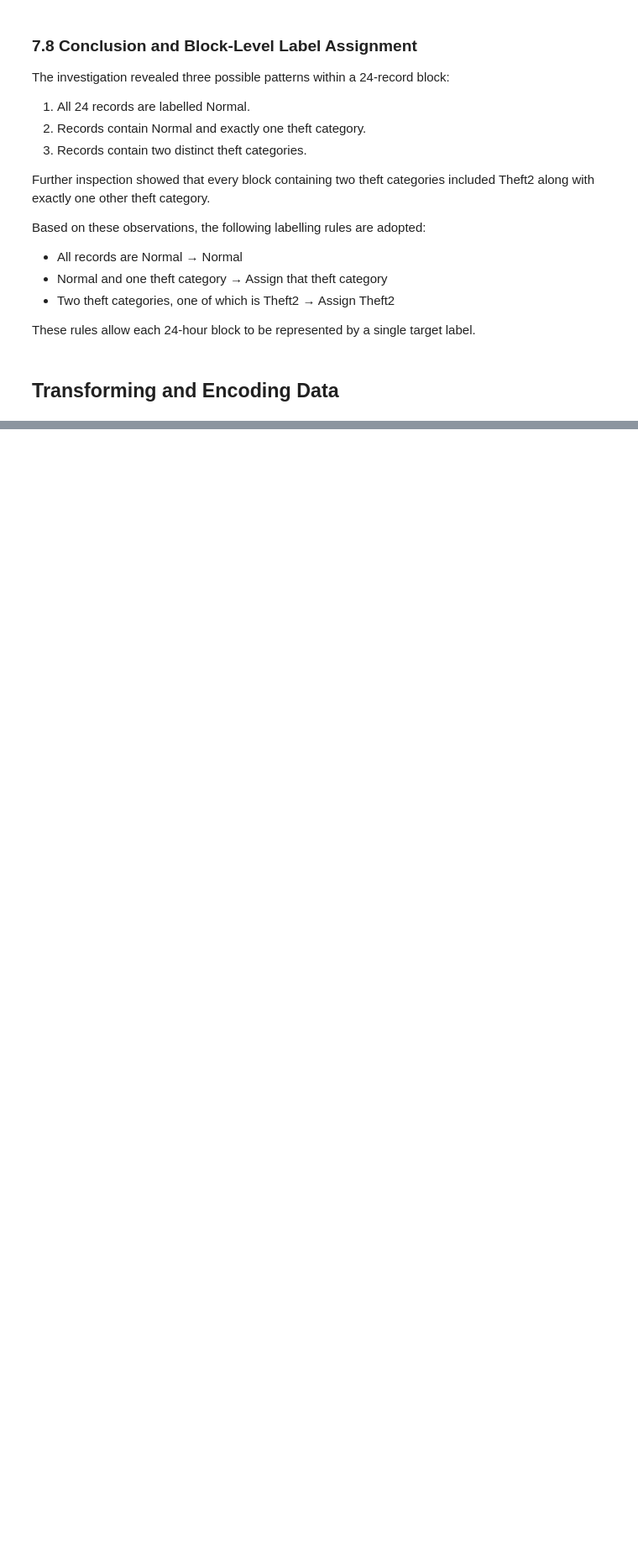
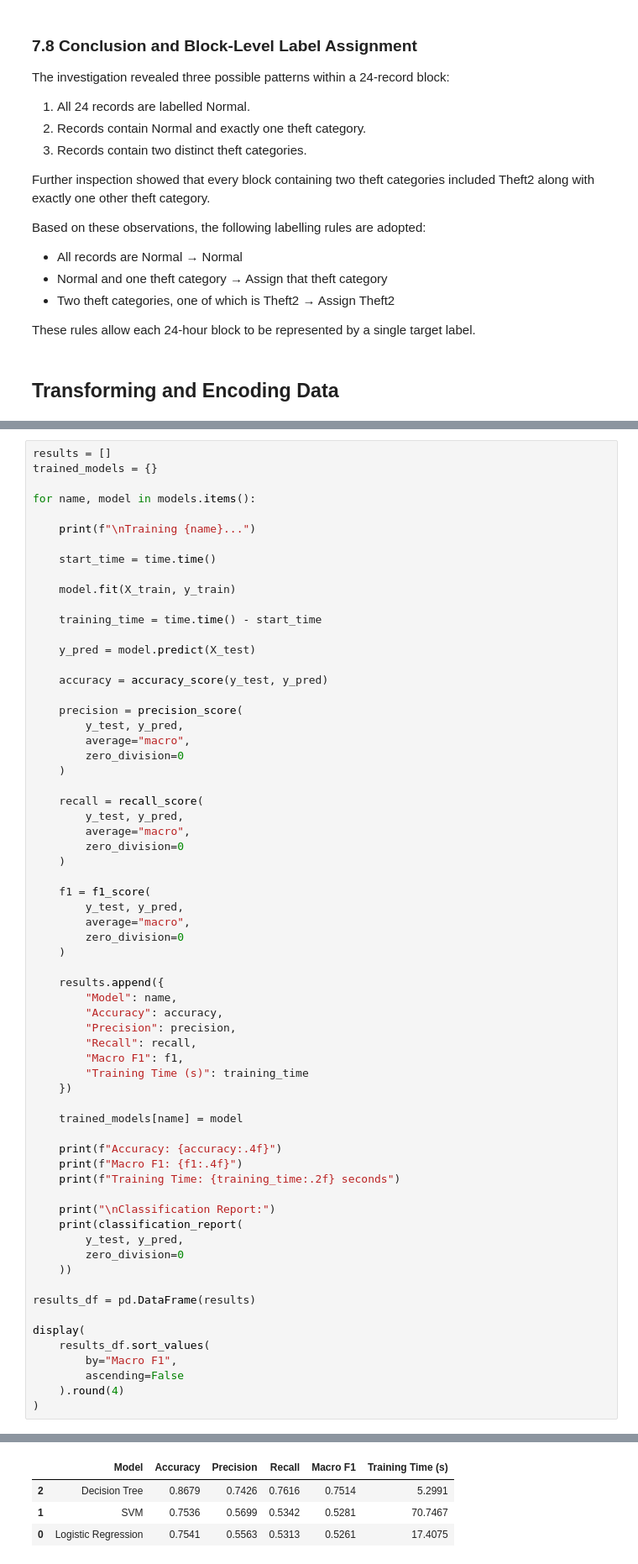
Before and after one commit to chokshihet/Electricity-Theft-Detection, a Jupyter notebook: notebooks/code.ipynb, the cells around one changed output, grey strips where cells are left out. Shown at 84% size. Drawn from its saved outputs; the diff is of its cells as text; blank space fills up the shorter version.

```diff
--- a/notebooks/code.ipynb
+++ b/notebooks/code.ipynb
@@ -729,0 +820,66 @@ Encoded Class columns:
+# %%
+results = []
+trained_models = {}
+
+for name, model in models.items():
+
+    print(f"\nTraining {name}...")
+
+    start_time = time.time()
+
+    model.fit(X_train, y_train)
+
+    training_time = time.time() - start_time
+
+    y_pred = model.predict(X_test)
+
+    accuracy = accuracy_score(y_test, y_pred)
+
+    precision = precision_score(
+        y_test, y_pred,
+        average="macro",
+        zero_division=0
+    )
+
+    recall = recall_score(
+        y_test, y_pred,
+        average="macro",
+        zero_division=0
+    )
+
+    f1 = f1_score(
+        y_test, y_pred,
+        average="macro",
+        zero_division=0
+    )
+
+    results.append({
+        "Model": name,
+        "Accuracy": accuracy,
+        "Precision": precision,
+        "Recall": recall,
+        "Macro F1": f1,
+        "Training Time (s)": training_time
+    })
+
+    trained_models[name] = model
+
+    print(f"Accuracy: {accuracy:.4f}")
+    print(f"Macro F1: {f1:.4f}")
+    print(f"Training Time: {training_time:.2f} seconds")
+
+    print("\nClassification Report:")
+    print(classification_report(
+        y_test, y_pred,
+        zero_division=0
+    ))
+
+results_df = pd.DataFrame(results)
+
+display(
+    results_df.sort_values(
+        by="Macro F1",
+        ascending=False
+    ).round(4)
+)
+# %% [output]
@@ -729,0 +903,4 @@ Encoded Class columns:
+|  | Model | Accuracy | Precision | Recall | Macro F1 | Training Time (s) |
+| 2 | Decision Tree | 0.8679 | 0.7426 | 0.7616 | 0.7514 | 5.2991 |
+| 1 | SVM | 0.7536 | 0.5699 | 0.5342 | 0.5281 | 70.7467 |
+| 0 | Logistic Regression | 0.7541 | 0.5563 | 0.5313 | 0.5261 | 17.4075 |
```
Also changed, not shown: parts of 20 cells of this notebook.
